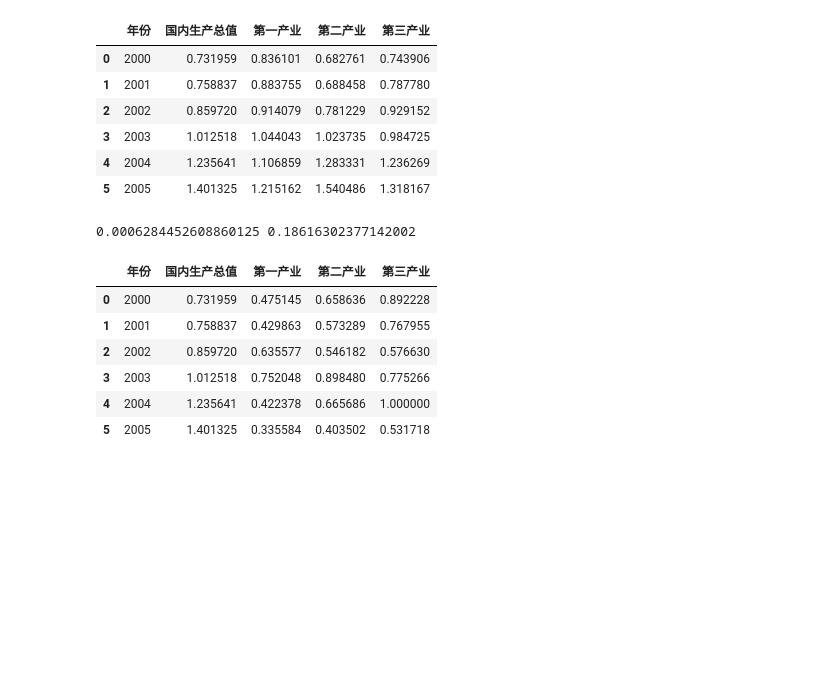
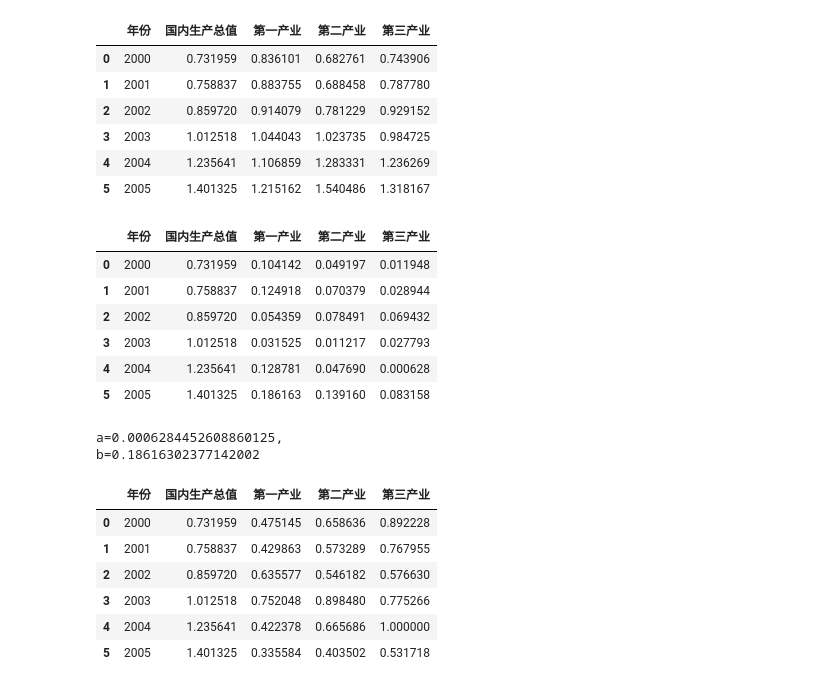
Before and after one commit to Geaming-CHN/Mathematical-Modeling-Competition, a Jupyter notebook: 相关性分析模型/灰色关联分析用于系统分析/灰色关联分析用于系统分析_Li.ipynb, the cells around one changed output. Drawn from its saved outputs; the diff is of its cells as text; code cells hidden in the pictures; blank space fills up the shorter version.

```diff
--- a/相关性分析模型/灰色关联分析用于系统分析/灰色关联分析用于系统分析_Li.ipynb
+++ b/相关性分析模型/灰色关联分析用于系统分析/灰色关联分析用于系统分析_Li.ipynb
@@ -62,14 +61,24 @@ df
 # %%
 #计算各个指标与母序列的关联系数
 df['第一产业'] = (df['国内生产总值'] - df['第一产业']).abs()
 df['第二产业'] = (df['国内生产总值'] - df['第二产业']).abs()
 df['第三产业'] = (df['国内生产总值'] - df['第三产业']).abs()
+df
+# %% [output]
+|  | 年份 | 国内生产总值 | 第一产业 | 第二产业 | 第三产业 |
+| 0 | 2000 | 0.731959 | 0.104142 | 0.049197 | 0.011948 |
+| 1 | 2001 | 0.758837 | 0.124918 | 0.070379 | 0.028944 |
+| 2 | 2002 | 0.859720 | 0.054359 | 0.078491 | 0.069432 |
+| 3 | 2003 | 1.012518 | 0.031525 | 0.011217 | 0.027793 |
+| 4 | 2004 | 1.235641 | 0.128781 | 0.047690 | 0.000628 |
+| 5 | 2005 | 1.401325 | 0.186163 | 0.139160 | 0.083158 |
 # %%
 a = min(df['第一产业'].min(),df['第二产业'].min(),df['第三产业'].min())
 b = max(df['第一产业'].max(),df['第二产业'].max(),df['第三产业'].max())
-print(a,b)
+print(f"a={a},\nb={b}")
 # %% [output]
-0.0006284452608860125 0.18616302377142002
+a=0.0006284452608860125,
+b=0.18616302377142002
 # %%
 p = 0.5#分辨系数
 df['第一产业'] = (a+p*b)/(df['第一产业']+p*b)
```
Also changed, not shown: parts of 1 cell of this notebook, 2 other files.
